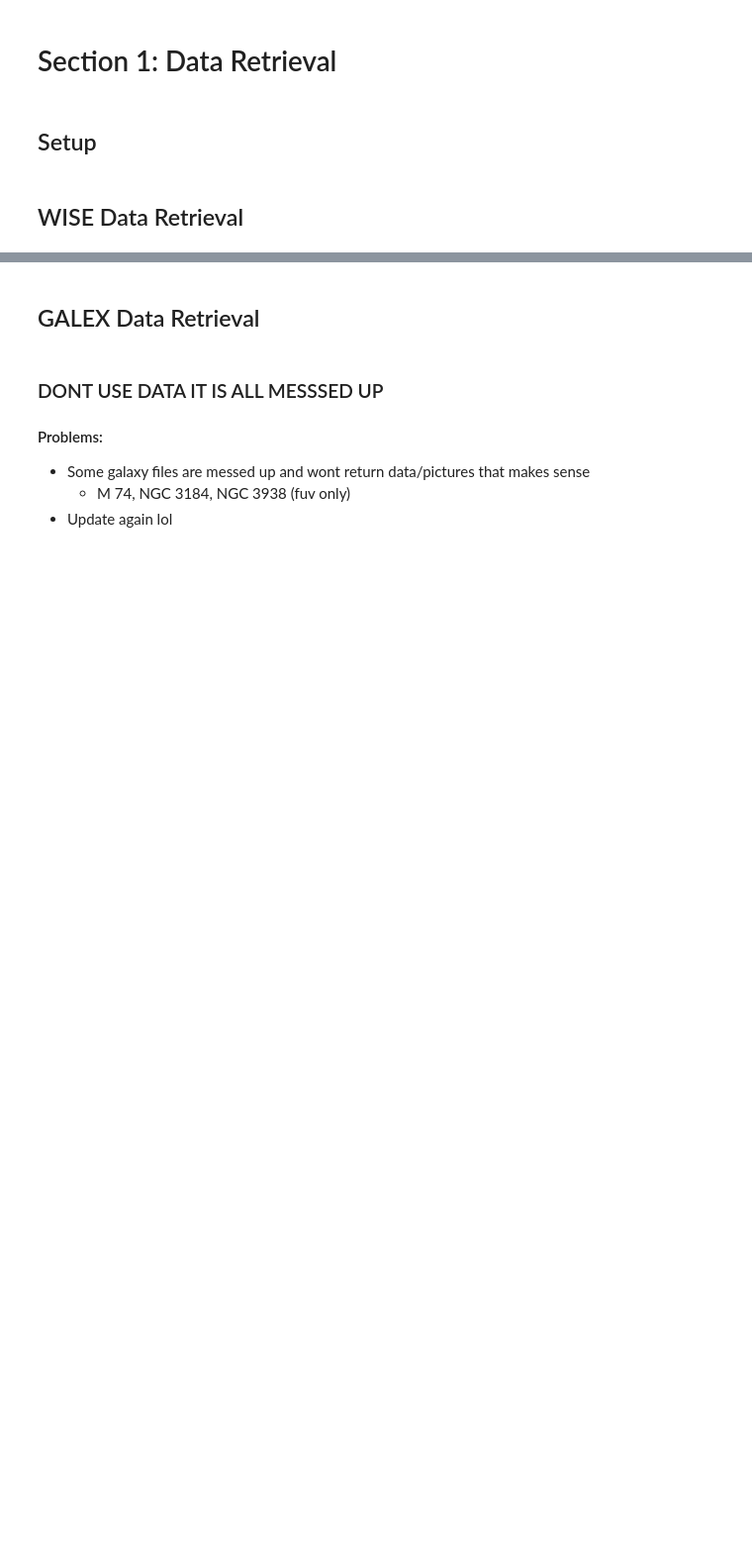
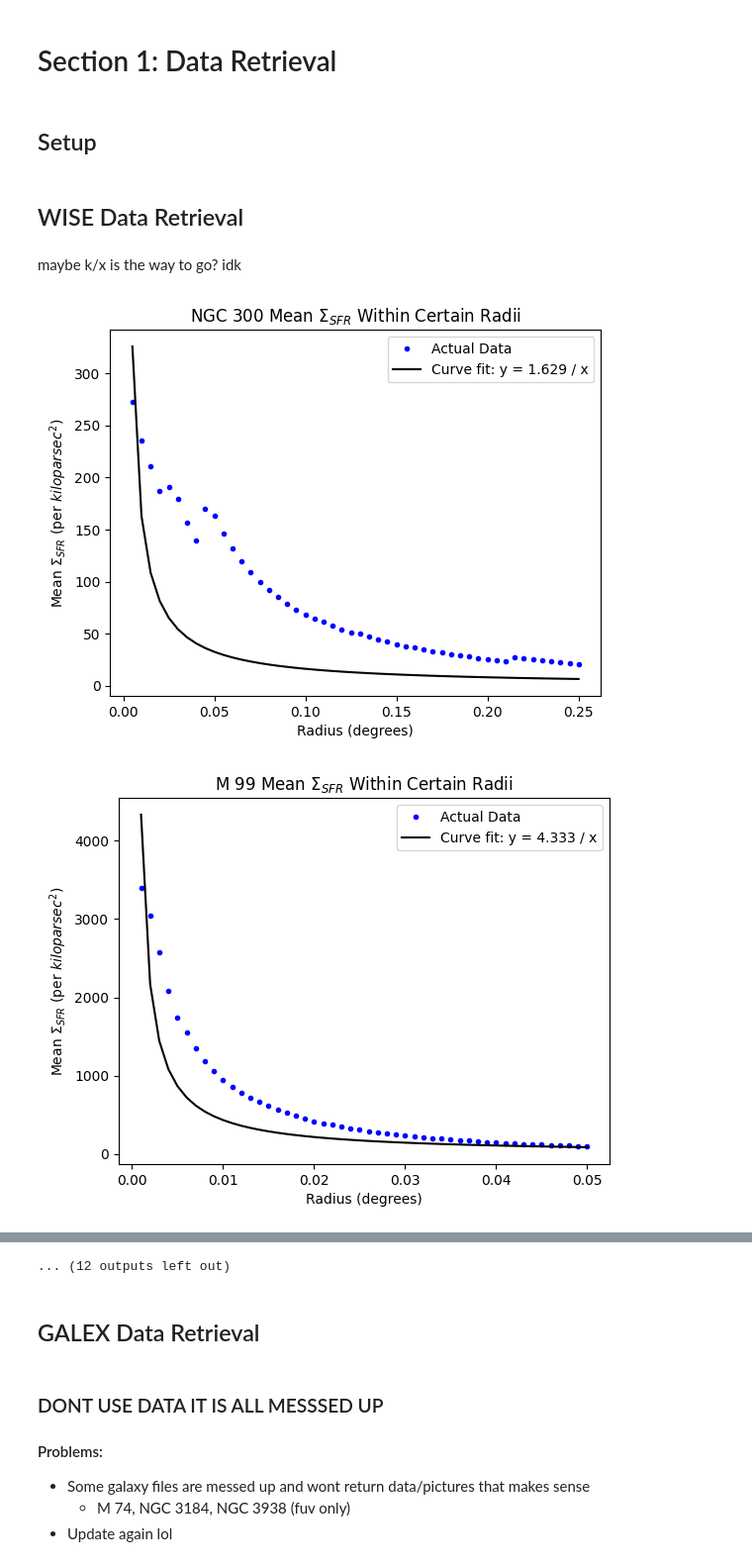
Before and after one commit to Wo0fle/SFRCP, a Jupyter notebook: COMPARE SFR.ipynb, the cells around one changed output, grey strips where cells are left out. Shown at 99% size. Drawn from its saved outputs; the diff is of its cells as text; code cells hidden in the pictures; blank space fills up the shorter version.

Commit message:
maybe k/x and not a * ln(x) + b?

```diff
--- a/COMPARE SFR.ipynb
+++ b/COMPARE SFR.ipynb
@@ -149,24 +149,6 @@ for current_galaxy, current_galaxy_for_data in zip(wise_galaxies_list, galaxies_
                     bins_mean[i] = sfr_mean # save the mean SFR for this radius in bins_mean
                     bins_sum[i] = sfr_sum # save the sum of SFR for this radius in bins_sum
 
-            for i in range(sub_sec): # same as above except with SFR sums instead of SFR means
-                radius = (i + 1) * galaxy_radius / sub_sec
-                radius_inds = np.where(dist_array < radius)
-                im_vals = data[radius_inds]
-                radius_sum = np.sum(im_vals)
-
-                if (galaxy_id == w1):
-                    """"""""""""""""""""""""""""""""""""""""""""
-                    stellar_mass = 3.3e2 * radius_sum
-                    bins_sum[i] = stellar_mass
-                    """"""""""""""""""""""""""""""""""""""""""""
-
-                    """ same as above """
-
-                if (galaxy_id == w3):
-                    sfr = 3.77e-3 * radius_sum
-                    bins_sum[i] = sfr
-
             log_radii = np.log(radius_array)
 
             a, b = np.polyfit(log_radii, bins_mean, 1)
@@ -213,3 +195,62 @@ with open('saved_best_fit_equations.csv', 'w') as f:
     f.write(f'Mean/Sum,Wavelength,Galaxy Name,Equation of Line of Best Fit,A,B\n')
     for row in best_fit_eqs:
         f.write(row + '\n')
+# %% [markdown]
+maybe k/x is the way to go? idk
+# %%
+for current_galaxy, current_galaxy_for_data in zip(wise_galaxies_list, galaxies_list_for_data):
+    galaxy_name = current_galaxy[3:-5]
+
+    for row in galaxy_info:
+        if galaxy_name == row[0]:
+            galaxy_radius =  float(row[2]) * u.arcsec.to(u.deg)
+            galaxy_type = row[3]
+            galaxy_id = current_galaxy[0:3]
+
+            data = fits.getdata(current_galaxy_for_data)
+            header = fits.getheader(current_galaxy_for_data)
+            w = WCS(header)
+            rows, cols = np.indices(data.shape)
+            ra, dec = w.all_pix2world(cols, rows, 1)
+            ra_ctr = header['CRVAL1']
+            dec_ctr = header['CRVAL2']
+
+            dist_array = np.sqrt((ra_ctr - ra)**2 + (dec_ctr - dec)**2)
+            radius_array = np.zeros(sub_sec)
+
+            for i in range(sub_sec):
+                radius = (i + 1) * galaxy_radius / sub_sec
+                radius_array[i] = radius
+
+            bins_mean = np.zeros(sub_sec)
+
+            for i in range(sub_sec):
+                radius = (i + 1) * galaxy_radius / sub_sec
+                radius_inds = np.where(dist_array < radius)
+                im_vals = data[radius_inds]
+                radius_mean = np.mean(im_vals)
+                radius_sum = np.sum(im_vals)
+
+                if (galaxy_id == w1):
+                    stellar_mass_mean = 3.3e2 * radius_mean
+                    bins_mean[i] = stellar_mass_mean
+
+                if (galaxy_id == w3):
+                    sfr_mean = 3.77e-3 * radius_mean
+                    bins_mean[i] = sfr_mean
+
+            inverse_radii = 1 / radius_array
+
+            k, b = np.polyfit(inverse_radii, bins_mean, 1)
+            curve_output = k / radius_array
+
+            plt.plot(radius_array, bins_mean, 'b.', label='Actual Data')
+            plt.plot(radius_array, curve_output, 'k', label=f'Curve fit: y = {k.round(3)} / x')
+            plt.legend(loc='upper right')
+            plt.xlabel('Radius (degrees)')
+            plt.ylabel('Mean $\Sigma_{SFR}$ (per $kiloparsec^2$)')
+            plt.title(galaxy_name + ' Mean $\Sigma_{SFR}$ Within Certain Radii')
+            plt.show()
+# %% [output]
+[figure, added]
+[figure, added]
@@ -216,3 +267,4 @@ with open('saved_best_fit_equations.csv', 'w') as f:
+... (12 outputs left out)
 # %% [markdown]
 ## GALEX Data Retrieval
 # %% [markdown]
```
Also changed, not shown: parts of 1 cell of this notebook.
